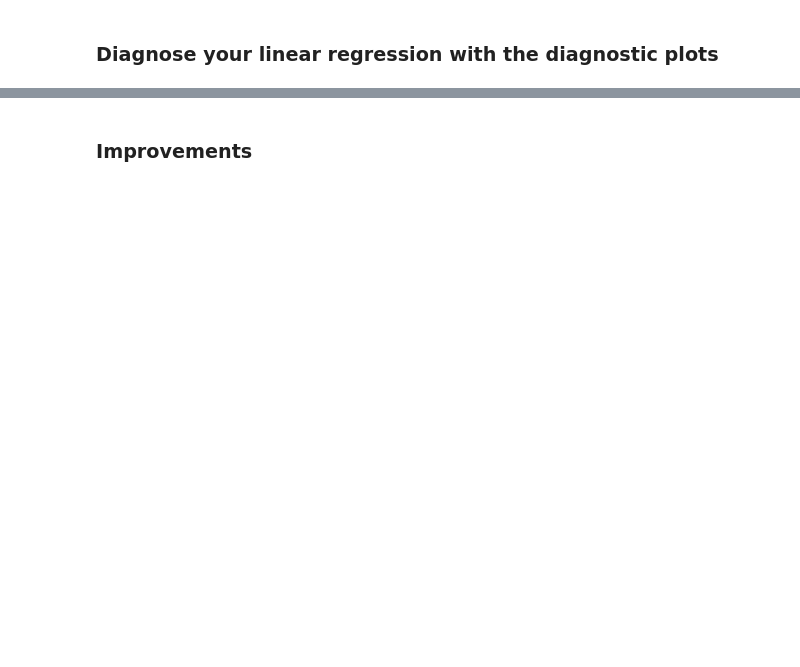
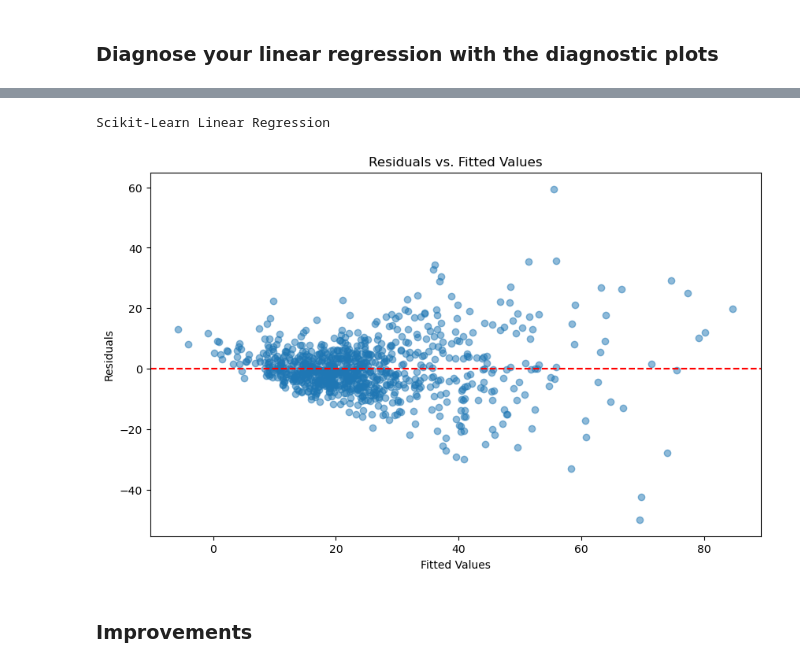
Before and after one commit to teodora-taleska/linear_regression, a Jupyter notebook: linear_regression.ipynb, the cells around one changed output, grey strips where cells are left out. Saved outputs shown, nothing was run; the diff lists cells and outputs as text; code cells hidden in the pictures; blank space fills up the shorter version.

```diff
--- a/linear_regression.ipynb
+++ b/linear_regression.ipynb
@@ -66,2 +171,17 @@ Testing target shape: (364,)
+# %%
+# plot the residuals
+print('Scikit-Learn Linear Regression')
+residuals = y_train - y_pred_sklearn
+
+plt.figure(figsize=(10, 6))
+plt.scatter(y_pred_sklearn, residuals, alpha=0.5)
+plt.axhline(y=0, color='r', linestyle='--')
+plt.title('Residuals vs. Fitted Values')
+plt.xlabel('Fitted Values')
+plt.ylabel('Residuals')
+plt.show()
+# %% [output]
+Scikit-Learn Linear Regression
+[figure, added]
 # %% [markdown]
 ### Improvements
```
Also changed, not shown: parts of 12 cells of this notebook.
